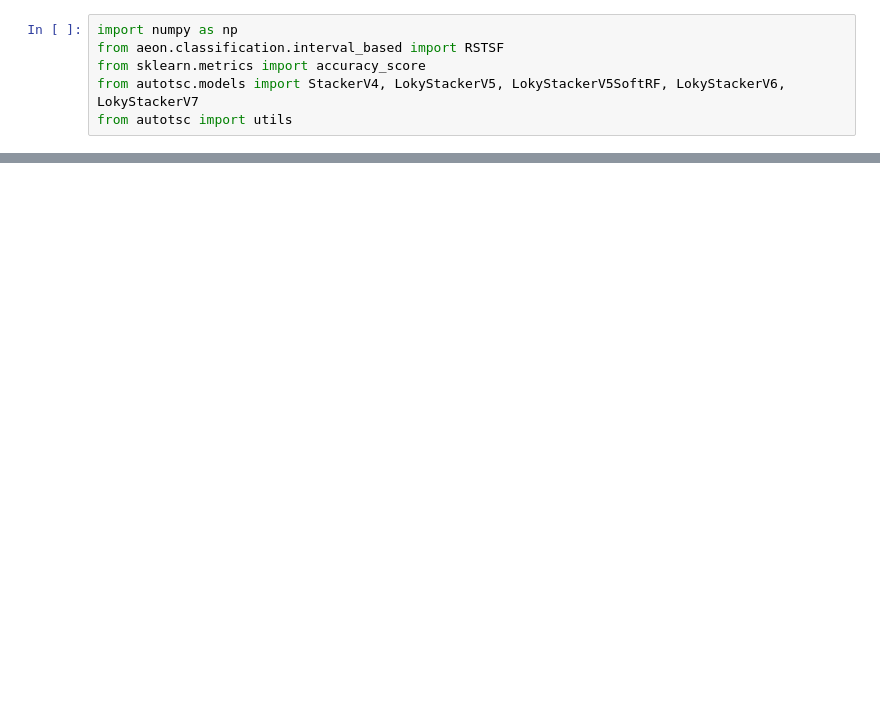
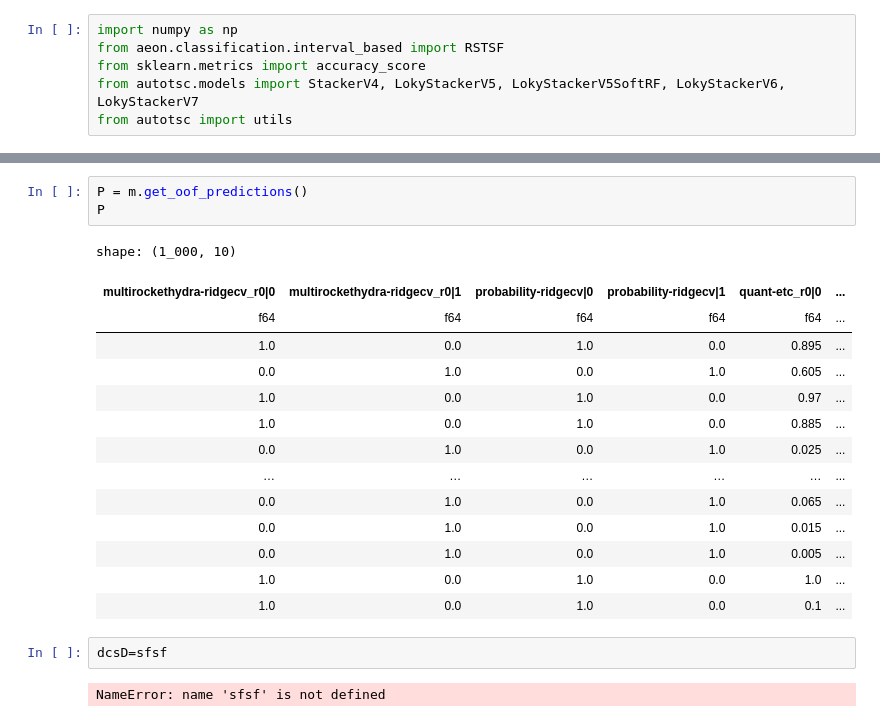
Before and after one commit to gasperpetelin/TSCGlue, a Jupyter notebook: notebooks/052-speedup.ipynb, the cells around one changed output, grey strips where cells are left out. Saved outputs shown, nothing was run; the diff lists cells and outputs as text; blank space fills up the shorter version.

```diff
--- a/notebooks/052-speedup.ipynb
+++ b/notebooks/052-speedup.ipynb
@@ -43,3 +83,25 @@ print(f"Accuracy on {dataset}: {acc}")
+# %%
+P = m.get_oof_predictions()
+P
+# %% [output]
+shape: (1_000, 10)
+| multirockethydra-ridgecv_r0|0 | multirockethydra-ridgecv_r0|1 | probability-ridgecv|0 | probability-ridgecv|1 | quant-etc_r0|0 | ... |
+| f64 | f64 | f64 | f64 | f64 | ... |
+| 1.0 | 0.0 | 1.0 | 0.0 | 0.895 | ... |
+| 0.0 | 1.0 | 0.0 | 1.0 | 0.605 | ... |
+| 1.0 | 0.0 | 1.0 | 0.0 | 0.97 | ... |
+| 1.0 | 0.0 | 1.0 | 0.0 | 0.885 | ... |
+| 0.0 | 1.0 | 0.0 | 1.0 | 0.025 | ... |
+| … | … | … | … | … | ... |
+| 0.0 | 1.0 | 0.0 | 1.0 | 0.065 | ... |
+| 0.0 | 1.0 | 0.0 | 1.0 | 0.015 | ... |
+| 0.0 | 1.0 | 0.0 | 1.0 | 0.005 | ... |
+| 1.0 | 0.0 | 1.0 | 0.0 | 1.0 | ... |
+| 1.0 | 0.0 | 1.0 | 0.0 | 0.1 | ... |
+# %%
+dcsD=sfsf
+# %% [output]
+NameError: name 'sfsf' is not defined
 # %%
 m = LokyStackerV6(random_state=492, n_repetitions=1, n_jobs=16)
 m.fit(X_train, y_train)
```
Also changed, not shown: parts of 9 cells of this notebook, 2 other files.
